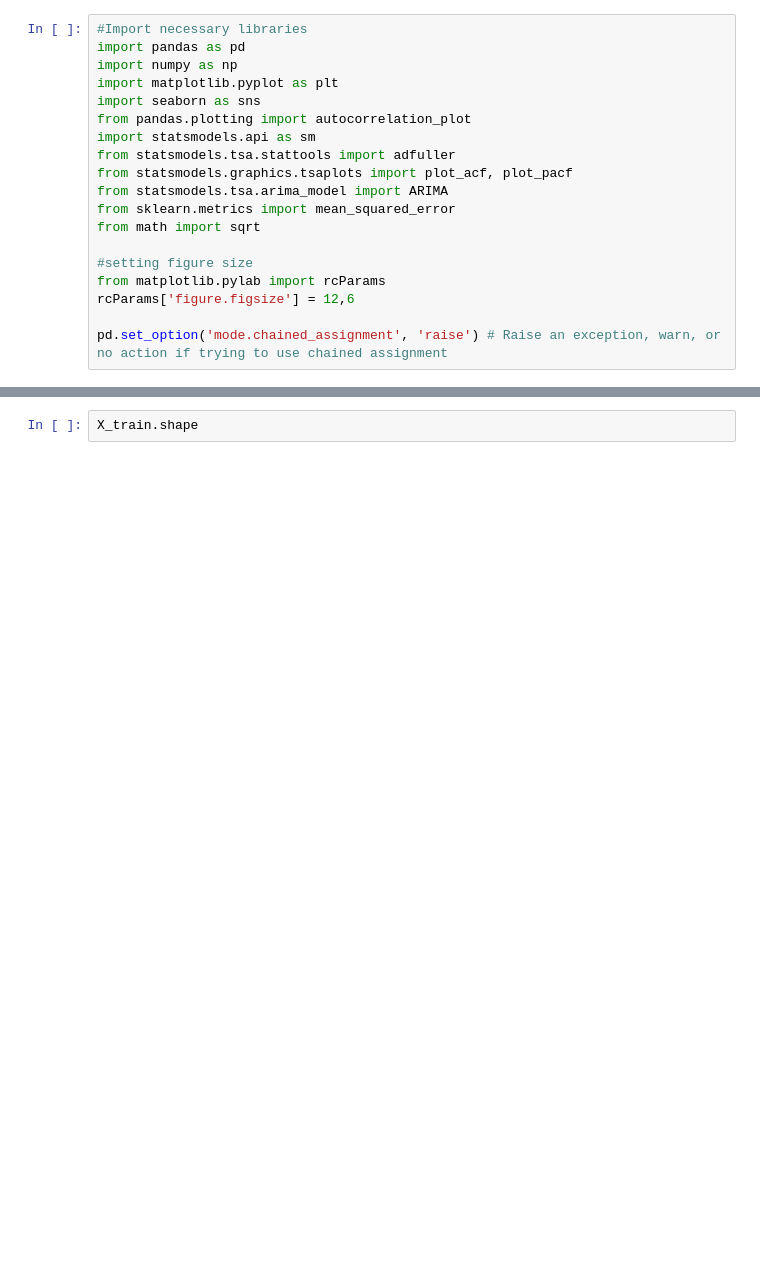
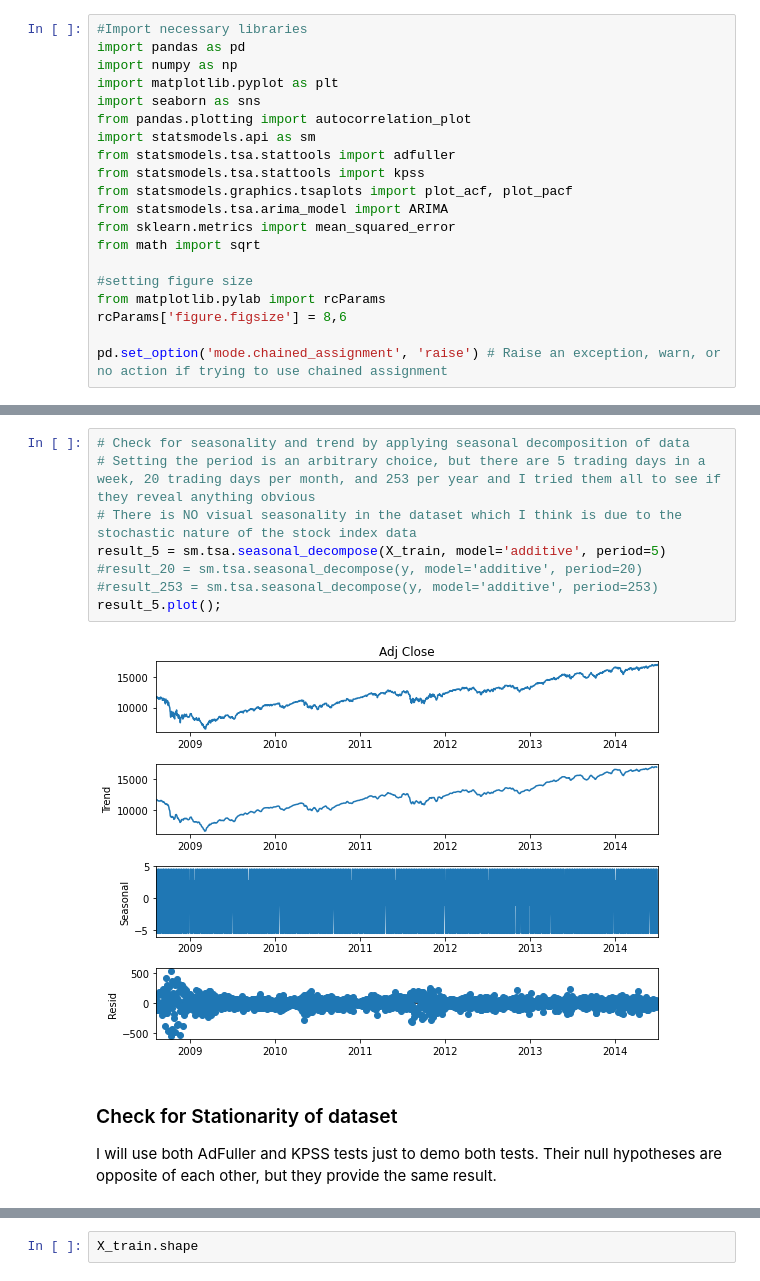
Before and after one commit to hayriizgi/Springboard, a Jupyter notebook: Capstone_2/02_Preprocessing_Training_Modeling_4_ARIMA.ipynb, the cells around one changed output, grey strips where cells are left out. Saved outputs shown, nothing was run; the diff lists cells and outputs as text; blank space fills up the shorter version.

```diff
--- a/Capstone_2/02_Preprocessing_Training_Modeling_4_ARIMA.ipynb
+++ b/Capstone_2/02_Preprocessing_Training_Modeling_4_ARIMA.ipynb
@@ -11,6 +11,7 @@ import seaborn as sns
 from pandas.plotting import autocorrelation_plot
 import statsmodels.api as sm
 from statsmodels.tsa.stattools import adfuller
+from statsmodels.tsa.stattools import kpss
 from statsmodels.graphics.tsaplots import plot_acf, plot_pacf
 from statsmodels.tsa.arima_model import ARIMA
 from sklearn.metrics import mean_squared_error
@@ -18,7 +19,7 @@ from math import sqrt
 
 #setting figure size
 from matplotlib.pylab import rcParams
-rcParams['figure.figsize'] = 12,6
+rcParams['figure.figsize'] = 8,6
 
 pd.set_option('mode.chained_assignment', 'raise') # Raise an exception, warn, or no action if trying to use chained assignment
 # %%
@@ -26,0 +59,13 @@ dataset = pd.read_csv('data/comb_data_final.csv',index_col='Date',parse_dates=Tr
+# %%
+# Check for seasonality and trend by applying seasonal decomposition of data
+# Setting the period is an arbitrary choice, but there are 5 trading days in a week, 20 trading days per month, and 253 per year and I tried them all to see if they reveal anything obvious
+# There is NO visual seasonality in the dataset which I think is due to the stochastic nature of the stock index data
+result_5 = sm.tsa.seasonal_decompose(X_train, model='additive', period=5)
+#result_20 = sm.tsa.seasonal_decompose(y, model='additive', period=20)
+#result_253 = sm.tsa.seasonal_decompose(y, model='additive', period=253)
+result_5.plot();
+# %% [output]
+[figure, added]
+# %% [markdown]
+### Check for Stationarity of dataset
+I will use both AdFuller and KPSS tests just to demo both tests. Their null hypotheses are opposite of each other, but they provide the same result.
```
Also changed, not shown: parts of 71 cells of this notebook.
